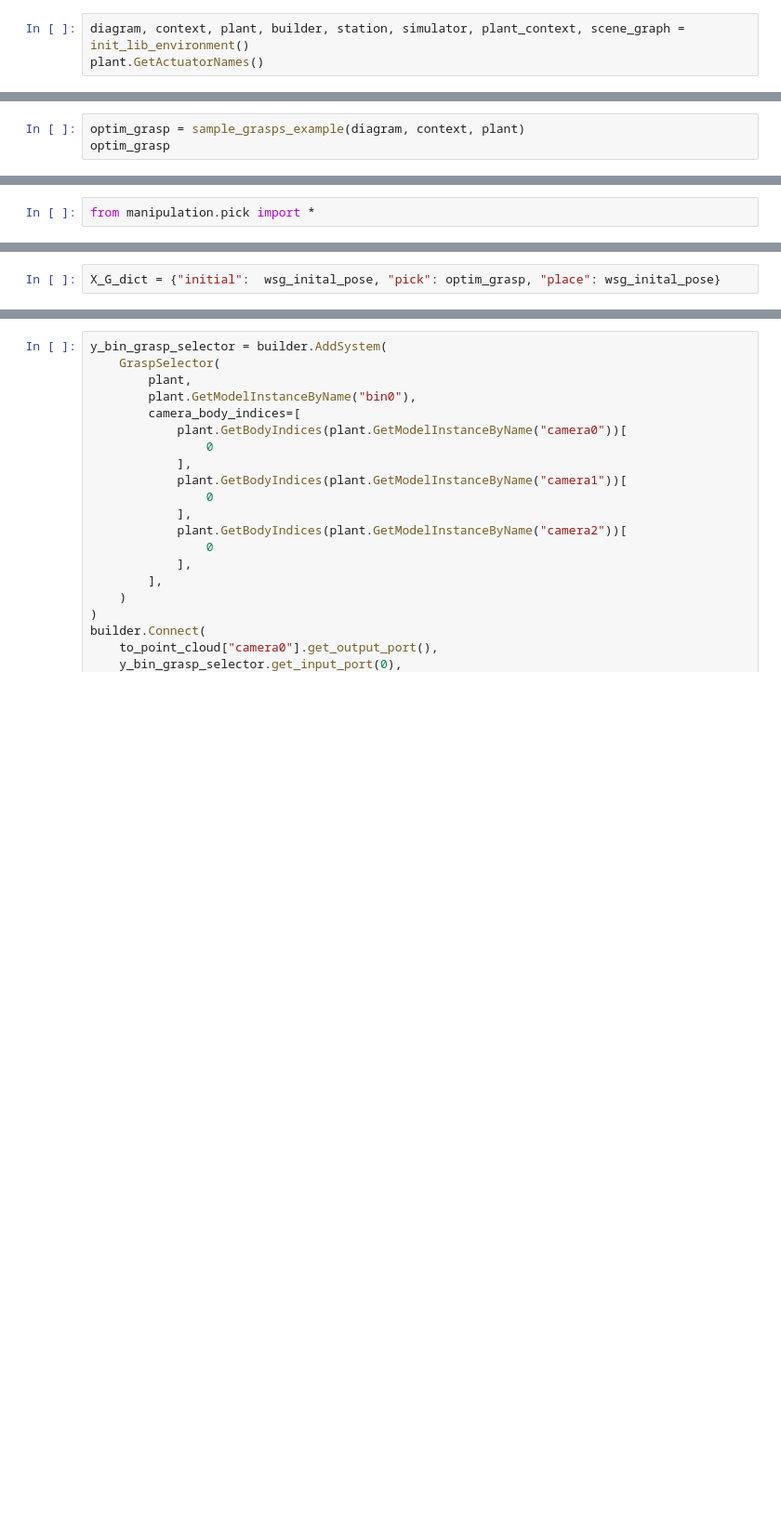
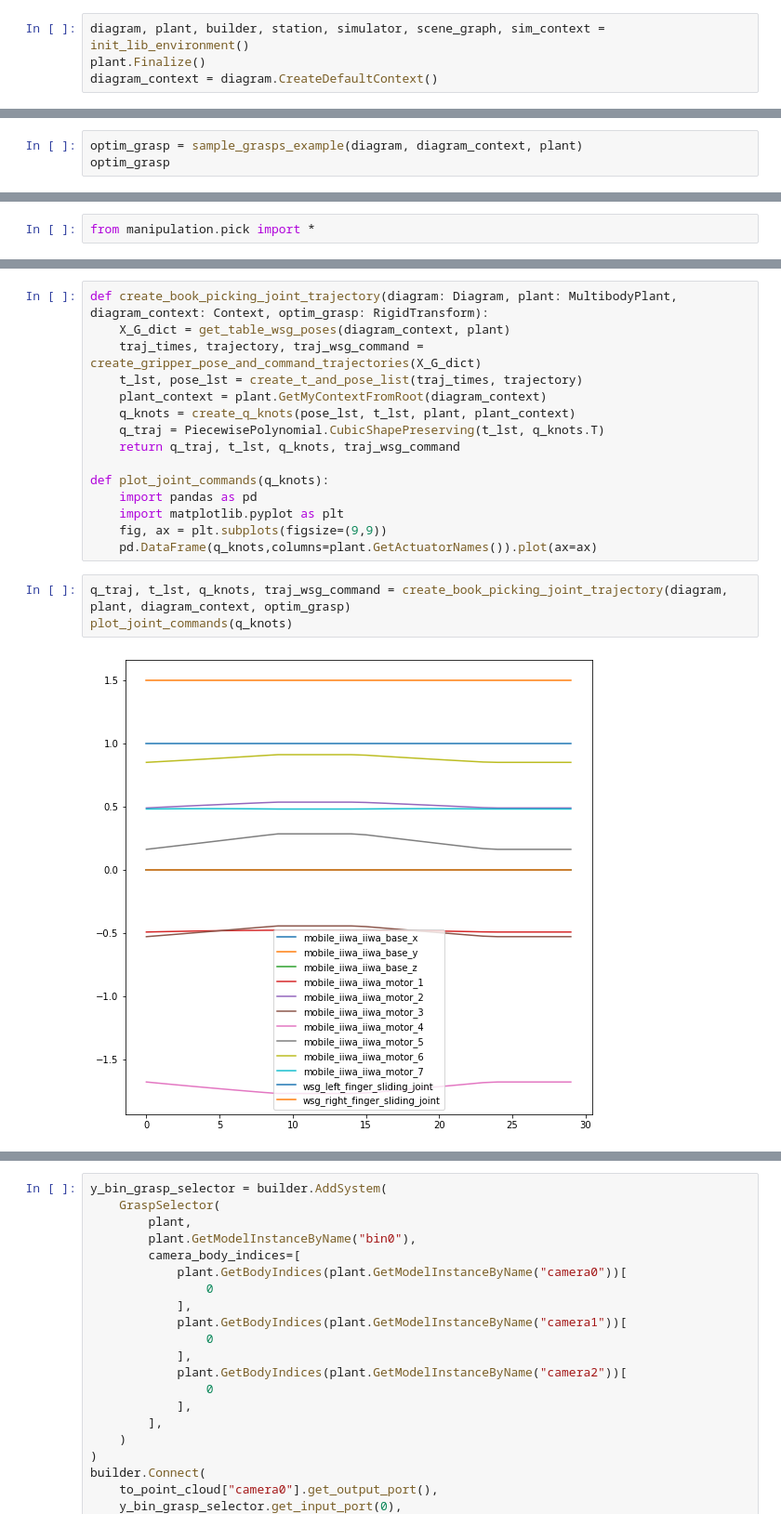
Before and after one commit to PeterHolderrieth/RobotLibrarian, a Jupyter notebook: rrt_grasping.ipynb, the cells around one changed output, grey strips where cells are left out. Shown: that part at 93% size. Cells and saved outputs as stored; diff of their text form; blank space fills up the shorter version.

Commit message:
Created functions that create the book grasping trajectory at the table. Trajectory not yet ready to be executed because of size mismatch

```diff
--- a/rrt_grasping.ipynb
+++ b/rrt_grasping.ipynb
@@ -73,3 +79,4 @@ def init_lib_environment():
 # %%
-diagram, context, plant, builder, station, simulator, plant_context, scene_graph = init_lib_environment()
-plant.GetActuatorNames()
+diagram, plant, builder, station, simulator, scene_graph, sim_context = init_lib_environment()
+plant.Finalize()
+diagram_context = diagram.CreateDefaultContext()
@@ -216,6 +209,6 @@ def sample_grasps_example(environment, environment_context, environment_plant):
 
     return X_G_optim
 # %%
-optim_grasp = sample_grasps_example(diagram, context, plant)
+optim_grasp = sample_grasps_example(diagram, diagram_context, plant)
 optim_grasp
 # %% [output]
@@ -236,2 +225,0 @@ wsg_initial_pose = plant.EvalBodyPoseInWorld(plant_context,wsg)
-# %%
-X_G_dict = {"initial":  wsg_inital_pose, "pick": optim_grasp, "place": wsg_inital_pose}
@@ -325,0 +331,20 @@ for i in range(len(pose_lst)):
+# %%
+def create_book_picking_joint_trajectory(diagram: Diagram, plant: MultibodyPlant, diagram_context: Context, optim_grasp: RigidTransform):
+    X_G_dict = get_table_wsg_poses(diagram_context, plant)
+    traj_times, trajectory, traj_wsg_command = create_gripper_pose_and_command_trajectories(X_G_dict)
+    t_lst, pose_lst = create_t_and_pose_list(traj_times, trajectory)
+    plant_context = plant.GetMyContextFromRoot(diagram_context)
+    q_knots = create_q_knots(pose_lst, t_lst, plant, plant_context)
+    q_traj = PiecewisePolynomial.CubicShapePreserving(t_lst, q_knots.T)
+    return q_traj, t_lst, q_knots, traj_wsg_command
+
+def plot_joint_commands(q_knots):
+    import pandas as pd
+    import matplotlib.pyplot as plt
+    fig, ax = plt.subplots(figsize=(9,9))
+    pd.DataFrame(q_knots,columns=plant.GetActuatorNames()).plot(ax=ax)
+# %%
+q_traj, t_lst, q_knots, traj_wsg_command = create_book_picking_joint_trajectory(diagram, plant, diagram_context, optim_grasp)
+plot_joint_commands(q_knots)
+# %% [output]
+[figure, added]
```
Also changed, not shown: parts of 19 cells of this notebook, 4 other files.
